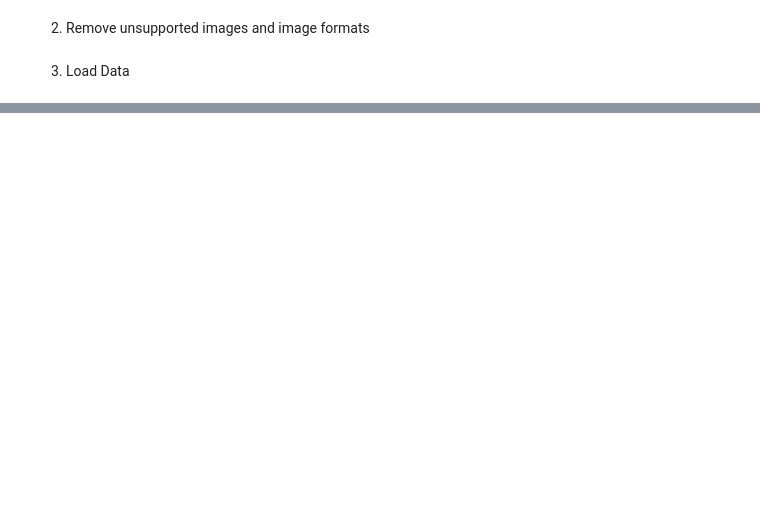
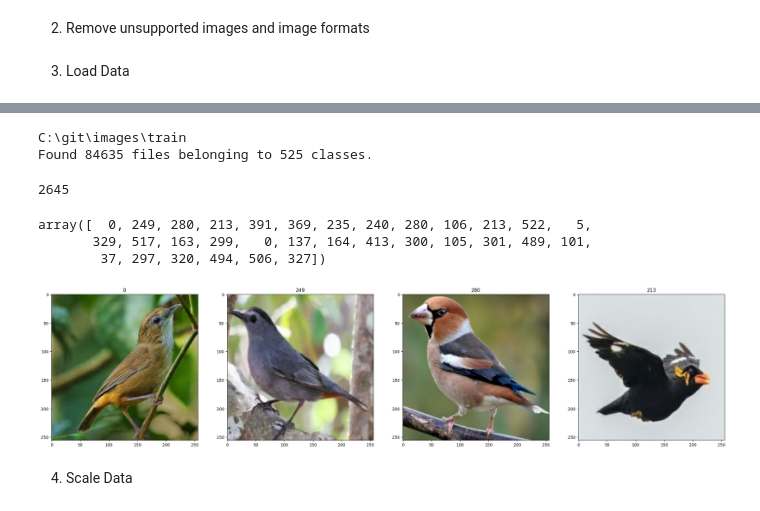
Before and after one commit to JohnsonManuel/BIRDImageClassifier, a Jupyter notebook: main.ipynb, the cells around one changed output, grey strips where cells are left out. Saved outputs shown, nothing was run; the diff lists cells and outputs as text; code cells hidden in the pictures; blank space fills up the shorter version.

```diff
--- a/main.ipynb
+++ b/main.ipynb
@@ -68,0 +67,32 @@ ImportError: cannot import name 'Image' from 'PIL' (c:\Users\reach\miniconda3\li
+# %%
+#moved images folder to another location so hardcoded
+temp_dir=os.path.join("C:\\","git","images","train")
+print(temp_dir)
+data = tf.keras.utils.image_dataset_from_directory(temp_dir, batch_size=32)
+len(data)
+# %% [output]
+C:\git\images\train
+Found 84635 files belonging to 525 classes.
+2645
+# %%
+#default batch size is 32
+data_iterator = data.as_numpy_iterator()
+# %%
+batch = data_iterator.next()
+# %%
+batch[0]
+batch[1]
+# %% [output]
+array([  0, 249, 280, 213, 391, 369, 235, 240, 280, 106, 213, 522,   5,
+       329, 517, 163, 299,   0, 137, 164, 413, 300, 105, 301, 489, 101,
+        37, 297, 320, 494, 506, 327])
+# %%
+# batch[0].shape - see the shape of the data loaded in batches
+fig , ax = plt.subplots(ncols=4, figsize=(30,30))
+for idx , img in enumerate(batch[0][:4]):
+    ax[idx].imshow(img.astype(int))
+    ax[idx].title.set_text(batch[1][idx])
+# %% [output]
+[figure, added]
+# %% [markdown]
+4. Scale Data
```
Also changed, not shown: parts of 19 cells of this notebook.
